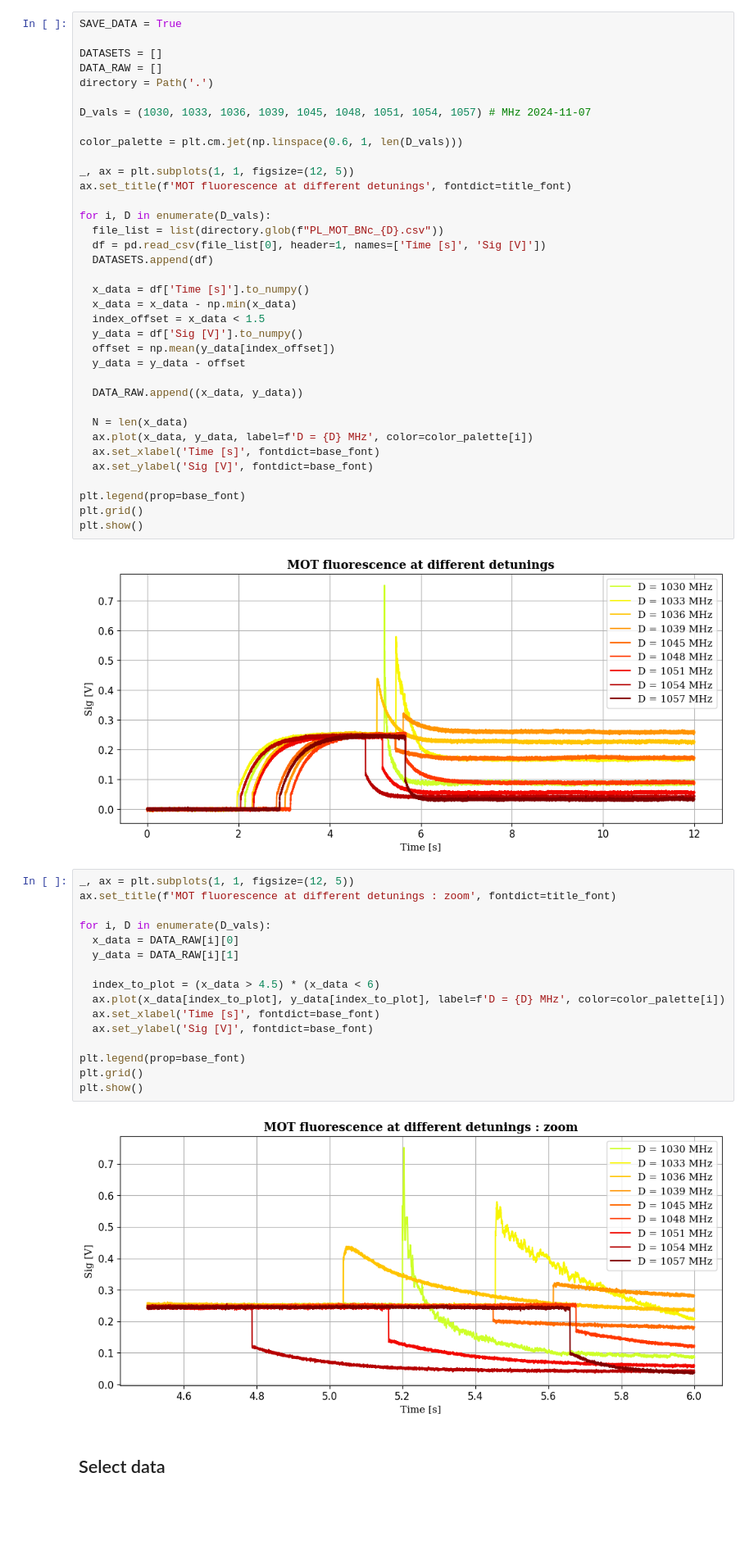
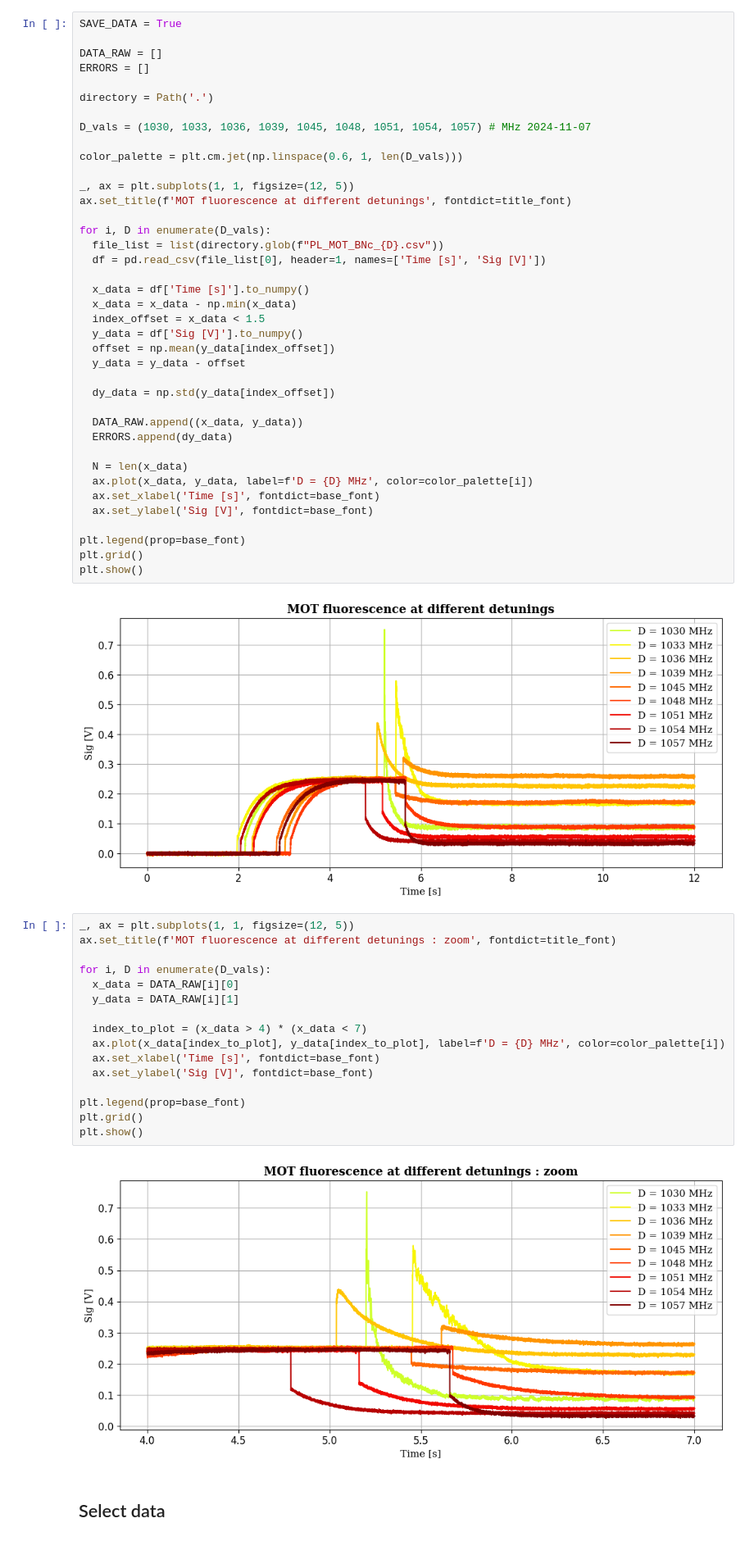
Before and after one commit to Leonardo-Razzai/automatic_measures, a Jupyter notebook: MOT_detuning_oscilloscope/Data/Different_delta/2024-11-07/fit_s0.ipynb, the cells around one changed output. Shown: that part at 82% size. Saved outputs shown, nothing was run; the diff lists cells and outputs as text; blank space fills up the shorter version.

```diff
--- a/MOT_detuning_oscilloscope/Data/Different_delta/2024-11-07/fit_s0.ipynb
+++ b/MOT_detuning_oscilloscope/Data/Different_delta/2024-11-07/fit_s0.ipynb
@@ -28,8 +28,9 @@ title_font = {
 # %%
 SAVE_DATA = True
 
-DATASETS = []
 DATA_RAW = []
+ERRORS = []
+
 directory = Path('.')
 
 D_vals = (1030, 1033, 1036, 1039, 1045, 1048, 1051, 1054, 1057) # MHz 2024-11-07
@@ -42,7 +43,6 @@ ax.set_title(f'MOT fluorescence at different detunings', fontdict=title_font)
 for i, D in enumerate(D_vals):
   file_list = list(directory.glob(f"PL_MOT_BNc_{D}.csv"))
   df = pd.read_csv(file_list[0], header=1, names=['Time [s]', 'Sig [V]'])
-  DATASETS.append(df)
 
   x_data = df['Time [s]'].to_numpy()
   x_data = x_data - np.min(x_data)
@@ -51,7 +51,10 @@ for i, D in enumerate(D_vals):
   offset = np.mean(y_data[index_offset])
   y_data = y_data - offset
 
+  dy_data = np.std(y_data[index_offset])
+
   DATA_RAW.append((x_data, y_data))
+  ERRORS.append(dy_data)
 
   N = len(x_data)
   ax.plot(x_data, y_data, label=f'D = {D} MHz', color=color_palette[i])
@@ -66,21 +69,21 @@ plt.show()
 # %%
 _, ax = plt.subplots(1, 1, figsize=(12, 5))
 ax.set_title(f'MOT fluorescence at different detunings : zoom', fontdict=title_font)
 
 for i, D in enumerate(D_vals):
   x_data = DATA_RAW[i][0]
   y_data = DATA_RAW[i][1]
 
-  index_to_plot = (x_data > 4.5) * (x_data < 6)
+  index_to_plot = (x_data > 4) * (x_data < 7)
   ax.plot(x_data[index_to_plot], y_data[index_to_plot], label=f'D = {D} MHz', color=color_palette[i])
   ax.set_xlabel('Time [s]', fontdict=base_font)
   ax.set_ylabel('Sig [V]', fontdict=base_font)
 
 plt.legend(prop=base_font)
 plt.grid()
 plt.show()
 # %% [output]
-[figure, old version]
+[figure, new version]
 # %% [markdown]
 ## Select data
 # %%
```
Also changed, not shown: parts of 6 cells of this notebook, 3 other files.
